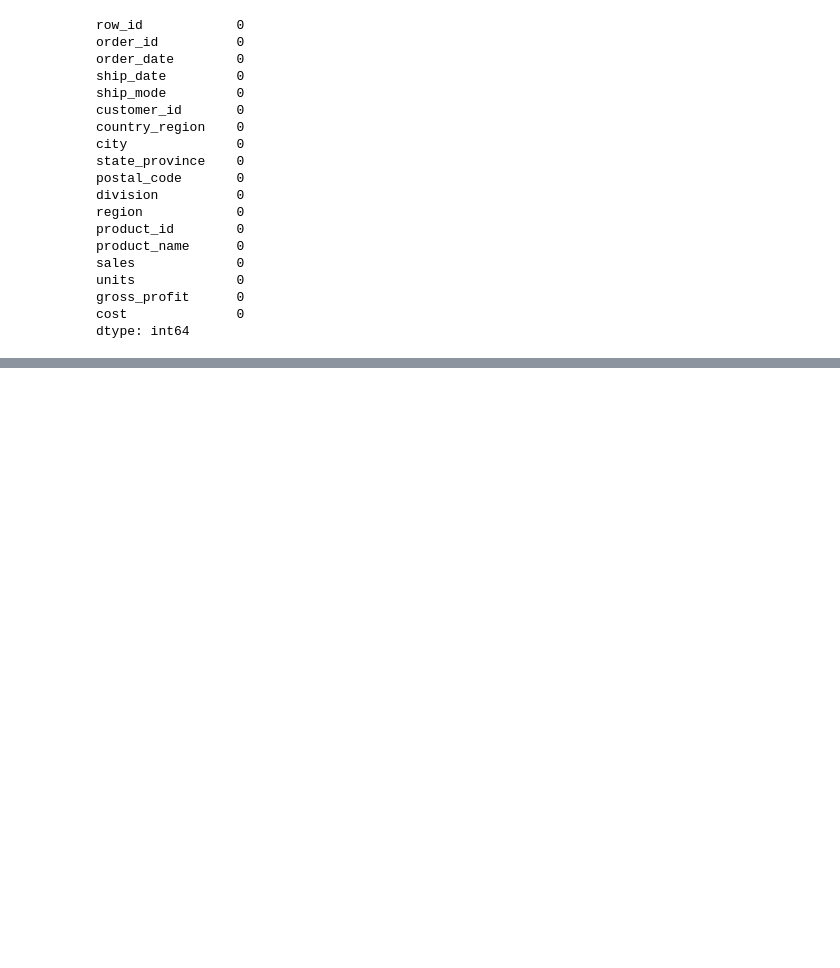
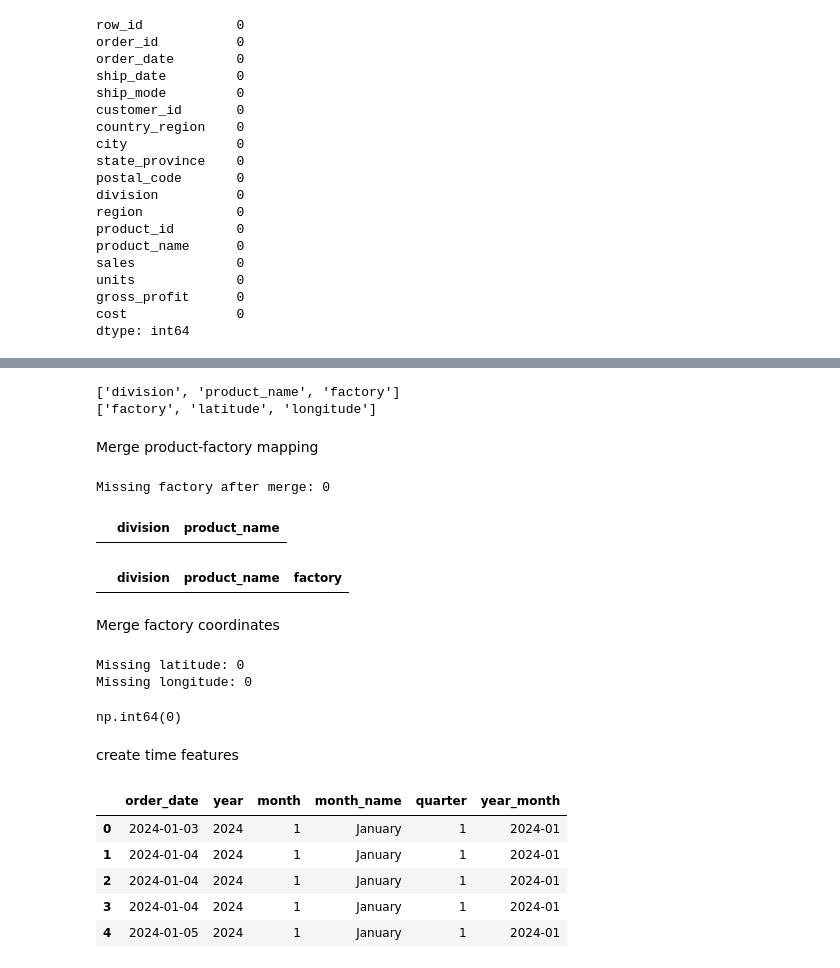
Before and after one commit to abhishekgit7667/Product-Line-Profitability-Margin-Performance-Analysis-, a Jupyter notebook: notebook/01_data_cleaning.ipynb, the cells around one changed output, grey strips where cells are left out. Drawn from its saved outputs; the diff is of its cells as text; code cells hidden in the pictures; blank space fills up the shorter version.

```diff
--- a/notebook/01_data_cleaning.ipynb
+++ b/notebook/01_data_cleaning.ipynb
@@ -233,0 +362,8 @@ dtype: int64
+# %%
+print(product_factory.columns. to_list())
+print(factory_coords.columns.to_list())
+# %% [output]
+['division', 'product_name', 'factory']
+['factory', 'latitude', 'longitude']
+# %% [markdown]
+Merge product-factory mapping
@@ -233,0 +384,15 @@ dtype: int64
+# %%
+print("Missing factory after merge:", df["factory"].isna().sum())
+# %% [output]
+Missing factory after merge: 0
+# %%
+df[df["factory"].isnull()][["division", "product_name"]]
+# %% [output]
+|  | division | product_name |
+# %%
+product_factory[
+    (product_factory["division"] == "Sugar") &
+    (product_factory["product_name"] == "Fizzy Lifting Drinks")
+]
+# %% [output]
+|  | division | product_name | factory |
@@ -233,0 +401,2 @@ dtype: int64
+# %% [markdown]
+Merge factory coordinates
@@ -233,0 +409,6 @@ dtype: int64
+# %%
+print("Missing latitude:", df["latitude"].isna().sum())
+print("Missing longitude:", df["longitude"].isna().sum())
+# %% [output]
+Missing latitude: 0
+Missing longitude: 0
@@ -233,0 +418,6 @@ dtype: int64
+# %%
+df.duplicated().sum()
+# %% [output]
+np.int64(0)
+# %% [markdown]
+create time features
@@ -233,0 +430,9 @@ dtype: int64
+# %%
+df[["order_date", "year", "month", "month_name", "quarter", "year_month"]].head()
+# %% [output]
+|  | order_date | year | month | month_name | quarter | year_month |
+| 0 | 2024-01-03 | 2024 | 1 | January | 1 | 2024-01 |
+| 1 | 2024-01-04 | 2024 | 1 | January | 1 | 2024-01 |
+| 2 | 2024-01-04 | 2024 | 1 | January | 1 | 2024-01 |
+| 3 | 2024-01-04 | 2024 | 1 | January | 1 | 2024-01 |
+| 4 | 2024-01-05 | 2024 | 1 | January | 1 | 2024-01 |
```
Also changed, not shown: parts of 29 cells of this notebook.
